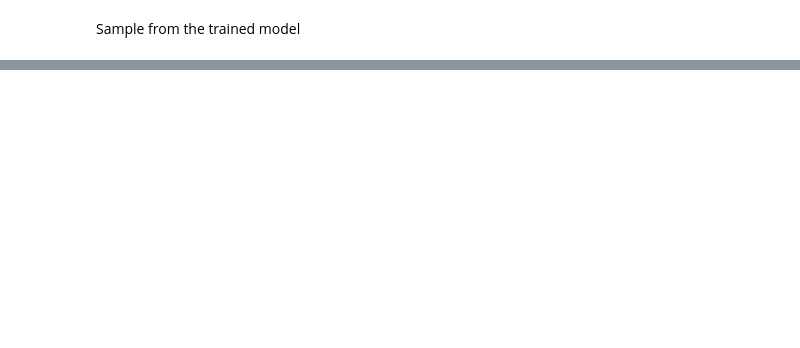
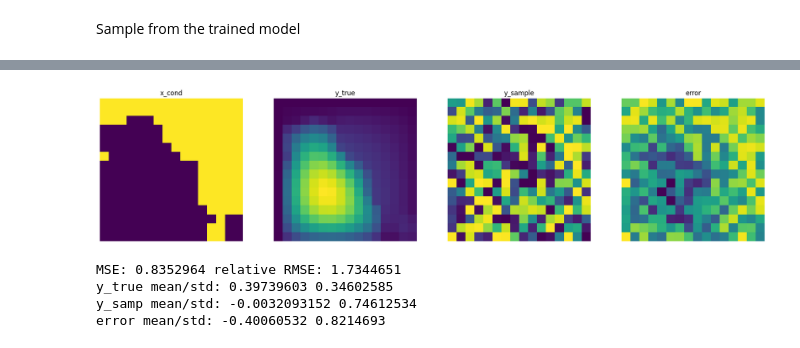
Before and after one commit to Riccardo582/Diffusion, a Jupyter notebook: run_DiT.ipynb, the cells around one changed output, grey strips where cells are left out. Saved outputs shown, nothing was run; the diff lists cells and outputs as text; code cells hidden in the pictures; blank space fills up the shorter version.

```diff
--- a/run_DiT.ipynb
+++ b/run_DiT.ipynb
@@ -258,0 +215,40 @@ ckpt results/000-DiT-S-2/checkpoints/0002500.pt
+# %%
+
+d = np.load(path)
+x = d["x_cond"]      # (N,Cx,H,W)
+yt = d.get("y_true") # (N,Cy,H,W) or missing
+ys = d["y_sample"]   # (N,Cy,H,W)
+
+i = 0
+cx = 0
+cy = 0
+
+fig, ax = plt.subplots(1, 4 if yt is not None else 2, figsize=(18,4), constrained_layout=True)
+
+ax[0].imshow(x[i, cx]); ax[0].set_title("x_cond"); ax[0].axis("off")
+if yt is not None:
+    ax[1].imshow(yt[i, cy]); ax[1].set_title("y_true"); ax[1].axis("off")
+    ax[2].imshow(ys[i, cy]); ax[2].set_title("y_sample"); ax[2].axis("off")
+    ax[3].imshow(ys[i, cy] - yt[i, cy]); ax[3].set_title("error"); ax[3].axis("off")
+else:
+    ax[1].imshow(ys[i, cy]); ax[1].set_title("y_sample"); ax[1].axis("off")
+
+plt.show()
+# %% [output]
+[figure, added]
+# %%
+import numpy as np
+
+yt = d["y_true"]
+ys = d["y_sample"]
+mse = ((ys - yt)**2).mean()
+rel = np.sqrt(((ys-yt)**2).mean()) / (np.sqrt((yt**2).mean()) + 1e-12)
+print("MSE:", mse, "relative RMSE:", rel)
+print("y_true mean/std:", yt.mean(), yt.std())
+print("y_samp mean/std:", ys.mean(), ys.std())
+print("error mean/std:", (ys-yt).mean(), (ys-yt).std())
+# %% [output]
+MSE: 0.8352964 relative RMSE: 1.7344651
+y_true mean/std: 0.39739603 0.34602585
+y_samp mean/std: -0.0032093152 0.74612534
+error mean/std: -0.40060532 0.8214693
```
Also changed, not shown: parts of 10 cells of this notebook, 51 other files.
